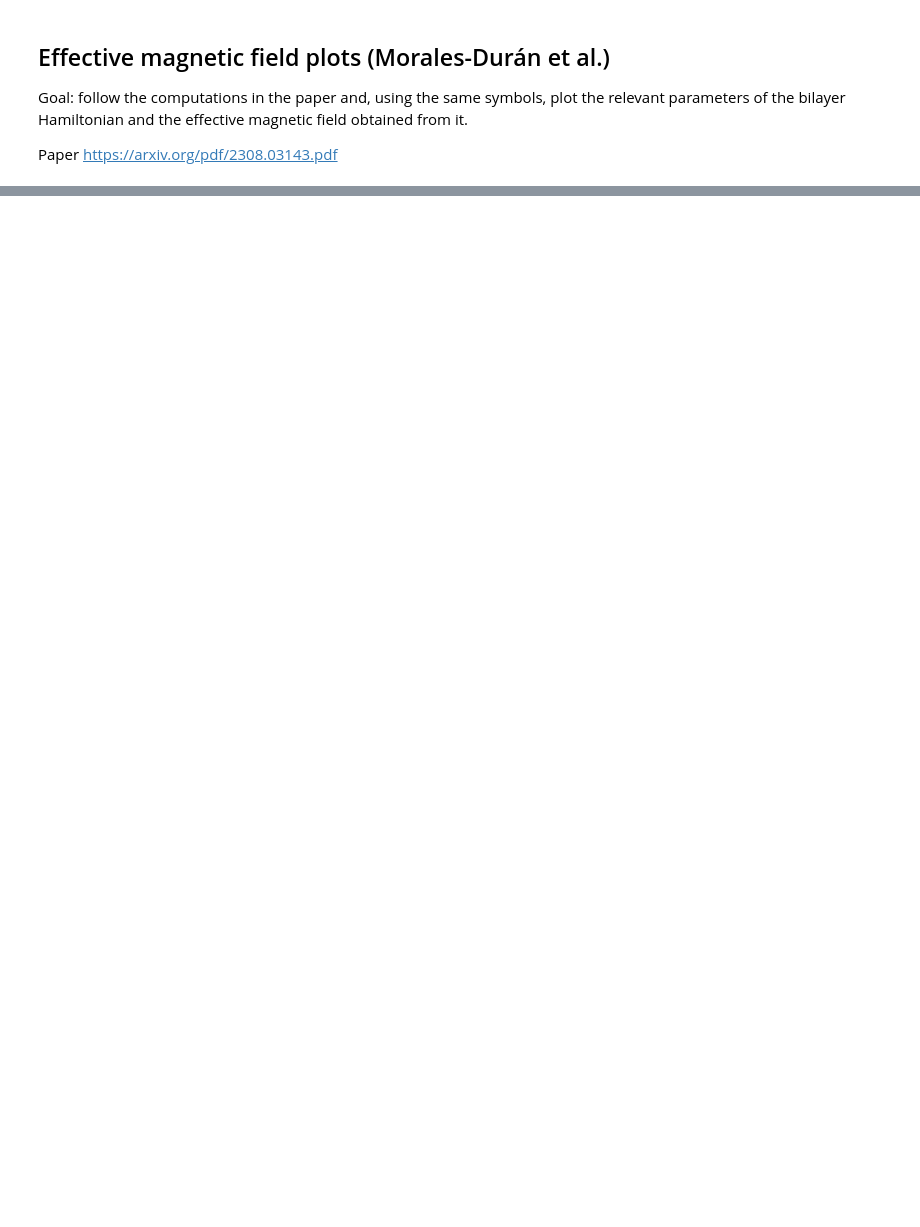
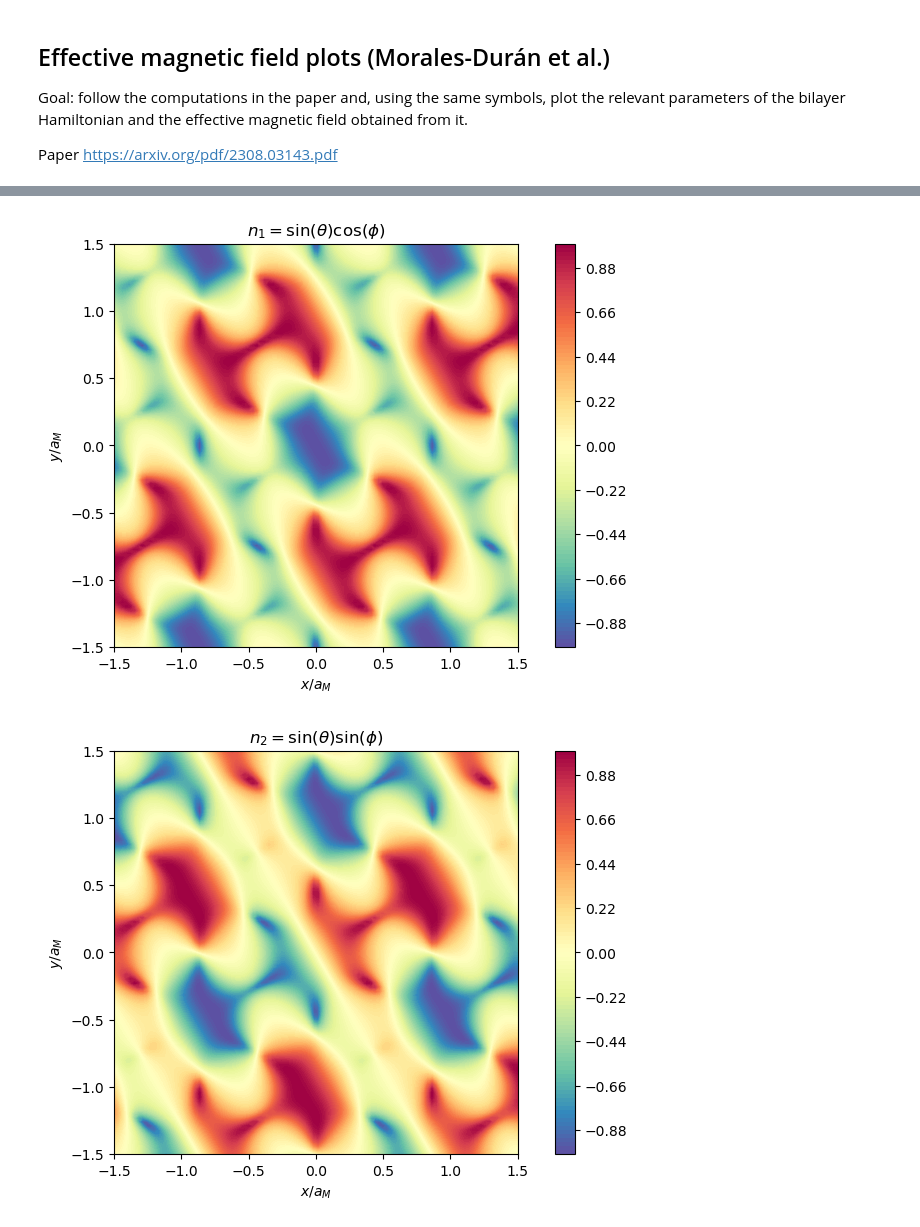
Before and after one commit to DaanTimmers/DT_Part_III_Project, a Jupyter notebook: Gauge field.ipynb, the cells around one changed output, grey strips where cells are left out. Saved outputs shown, nothing was run; the diff lists cells and outputs as text; code cells hidden in the pictures; blank space fills up the shorter version.

```diff
--- a/Gauge field.ipynb
+++ b/Gauge field.ipynb
@@ -55,0 +197,7 @@ A.plot(Del_b)
+# %%
+bilayer.plot('n[0]', 100)
+bilayer.plot('n[1]', 100)
+bilayer.plot('n[2]', 100)
+# %% [output]
+[figure, added]
+[figure, added]
```
Also changed, not shown: parts of 7 cells of this notebook, 1 other file.
